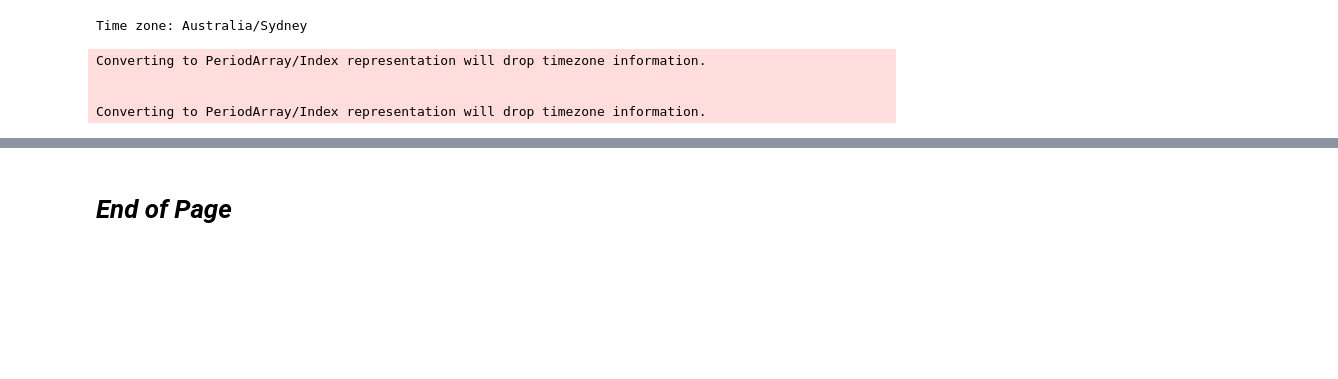
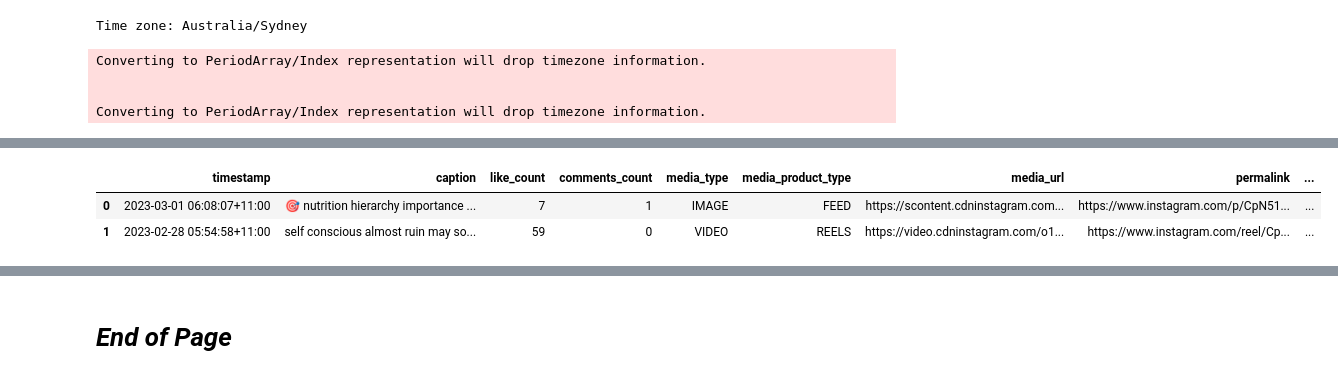
Before and after one commit to silvhua/online-PT-business-KPI, a Jupyter notebook: notebooks/2023-03-01 Instagram insights time series data viz.ipynb, the cells around one changed output, grey strips where cells are left out. Drawn from its saved outputs; the diff is of its cells as text; code cells hidden in the pictures; blank space fills up the shorter version.

```diff
--- a/notebooks/2023-03-01 Instagram insights time series data viz.ipynb
+++ b/notebooks/2023-03-01 Instagram insights time series data viz.ipynb
@@ -287,0 +382,78 @@ Converting to PeriodArray/Index representation will drop timezone information.
+# %%
+def post_preprocessing2(input_df, text_column='caption', n_top_to_print=10,
+    timezone='Canada/Pacific', timestamp_column='timestamp', filename=None,
+    path=r'C:\Users\silvh\OneDrive\lighthouse\portfolio-projects\online-PT-social-media-NLP\data\interim', **kwargs):
+    """
+    Process Instagram post text contained in a dataframe:
+    - Preprocess the data by parsing the dates and preprocessing the post captions.
+    - Vectorize caption with CountVectorizer.
+    - Indicate hashtags.
+
+    Parameters:
+        - input_df: DataFrame with the raw data from the API request.
+        - text_column (str): Name of the column containing the Instagram caption.
+        - n_top_to_print (int): Number of top words to print. Default is 10.
+        - filename (str, optional): Name of filename for saving the outputs.
+        - path (raw string, optional): Windows directory filepath.
+    Optional parmeters: Parameters for CountVectorizer:
+        - token_pattern: Default = r"(?u)\b\w\w+\b"
+        - ngram_range: Default = (1,1)
+        - max_df, min_df: Default = 1.0, 1
+        - max_features: Default = None
+    Returns:
+        - df: DataFrame of the processed input data.
+        - vector_df: DataFrame of the vectors. Each row represents 1 post caption.
+        - vect: CountVectorizer object.
+    """
+    if timezone:
+        print('Time zone:', timezone)
+        input_df[timestamp_column] = pd.to_datetime(input_df[timestamp_column]).dt.tz_convert(timezone)
+    else:
+        print('Time stamps in UTC time')
+    df = process_df_timestamp(input_df)
+    df[text_column] = df[text_column].apply(lambda x: preprocess_post_text(x))
+
+    # kwargs
+    # stop_words = kwargs.get('stop_words', 'english') # SH 2023-02-11 19:17 remove
+    token_pattern = kwargs.get('token_pattern', r"(?u)\b\w\w+\b")
+    ngram_range = kwargs.get('ngram_range', (1,1))
+    max_df = kwargs.get('max_df', 1.0)
+    min_df = kwargs.get('min_df', 1)
+    max_features = kwargs.get('max_features', None)
+
+    print('Token pattern:', token_pattern)
+
+    vect = CountVectorizer(
+            # stop_words=stop_words, # SH 2023-02-11 19:17 remove
+            token_pattern=token_pattern,
+            ngram_range=ngram_range,
+            max_df=max_df,
+            min_df=min_df,
+            max_features=max_features
+        )
+    vect.fit(df[text_column])
+    vector = vect.transform(df[text_column])
+    print('Shape of vector array: ', vector.shape)
+    vector_df = pd.DataFrame(vector.toarray(), columns=vect.get_feature_names_out())
+
+    # Replace zzz tags with brackets
+    vector_df.columns = vector_df.columns.str.replace(r'zzzhashtag(\w+)', r'#\1', regex=True)
+    vector_df.columns = vector_df.columns.str.replace(r'zzz(\w+)', r'<\1>', regex=True)
+    df[text_column] = df[text_column].apply(lambda x: re.sub(r'zzzHashtag(\w+)', r'#\1', x))
+    df[text_column] = df[text_column].apply(lambda x: re.sub(r'zzz(\w+)', r'<\1>', x))
+    print(f'\nTop {n_top_to_print} words:')
+    print(vector_df.sum().sort_values(ascending=False).head(n_top_to_print))
+    print('Time processed:', datetime.now())
+    if filename:
+        try:
+            save_csv(df,filename+'_processed',path)
+            savepickle(vector_df, filename, path=path)
+            savepickle(vect, filename+'_CountVectorizer_object', path=path)
+        except:
+            print('Unable to save outputs')
+
+    return df, vector_df, vect
+
+data_processed, count_vector, vect = post_preprocessing2(posts, timezone=timezone)
+data_processed.head(2)
+# %% [output]
@@ -287,0 +481,3 @@ Converting to PeriodArray/Index representation will drop timezone information.
+|  | timestamp | caption | like_count | comments_count | media_type | media_product_type | media_url | permalink | ... |
+| 0 | 2023-03-01 06:08:07+11:00 | 🎯 nutrition hierarchy importance ... | 7 | 1 | IMAGE | FEED | https://scontent.cdninstagram.com... | https://www.instagram.com/p/CpN51... | ... |
+| 1 | 2023-02-28 05:54:58+11:00 | self conscious almost ruin may so... | 59 | 0 | VIDEO | REELS | https://video.cdninstagram.com/o1... | https://www.instagram.com/reel/Cp... | ... |
```
Also changed, not shown: parts of 18 cells of this notebook.
